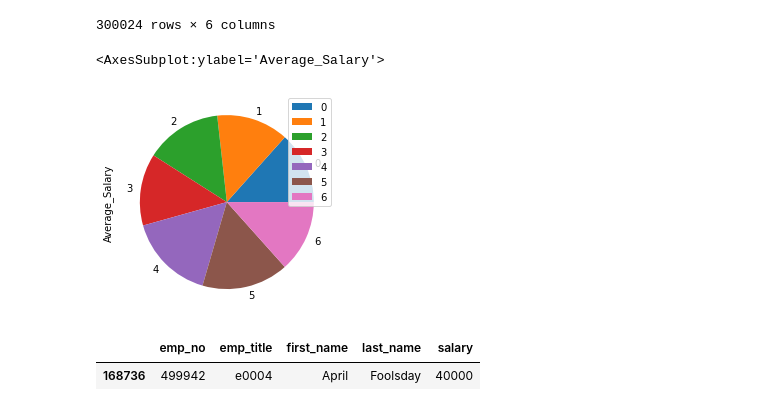
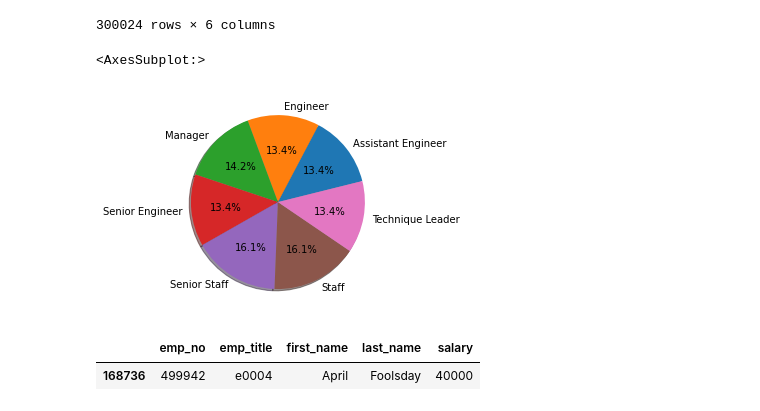
Before and after one commit to FrankJiang1208/SQL-Demo, a Jupyter notebook: EmployeeSQL/research.ipynb, the cells around one changed output. Cells and saved outputs as stored; diff of their text form; code cells hidden in the pictures.

```diff
--- a/EmployeeSQL/research.ipynb
+++ b/EmployeeSQL/research.ipynb
@@ -108,10 +111,10 @@ df1
 300024 rows × 6 columns
 # %%
 grouped=df1.groupby("title")["salary"].mean().to_frame("Average_Salary").reset_index()
-grouped.plot(kind="pie",y="Average_Salary")
+grouped.plot(kind="pie",y="Average_Salary",labels=grouped["title"],autopct="%1.1f%%", shadow=True, startangle=14,legend=None,ylabel="")
 # %% [output]
-<AxesSubplot:ylabel='Average_Salary'>
+<AxesSubplot:>
-[figure, old version]
+[figure, new version]
 # %%
 df.loc[df["emp_no"]==499942]
 # %% [output]
```
Also changed, not shown: parts of 2 cells of this notebook.
